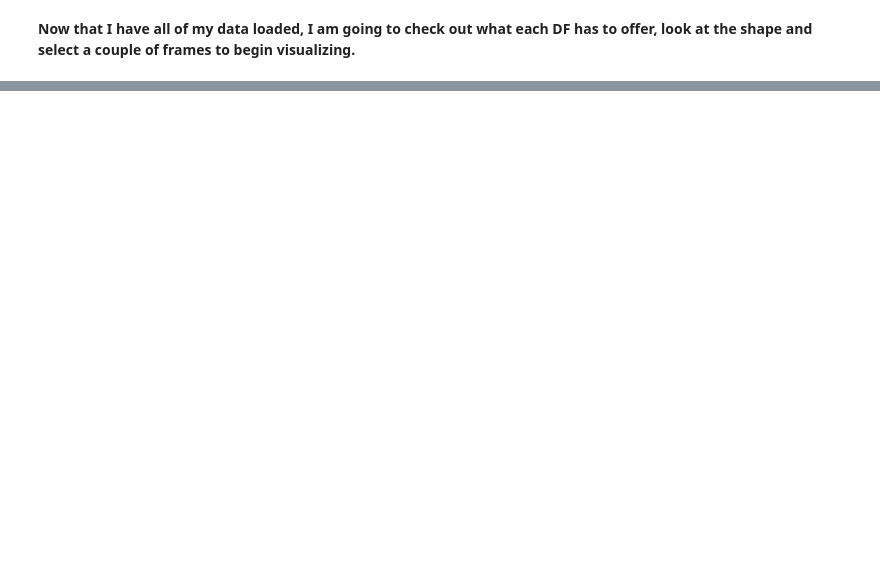
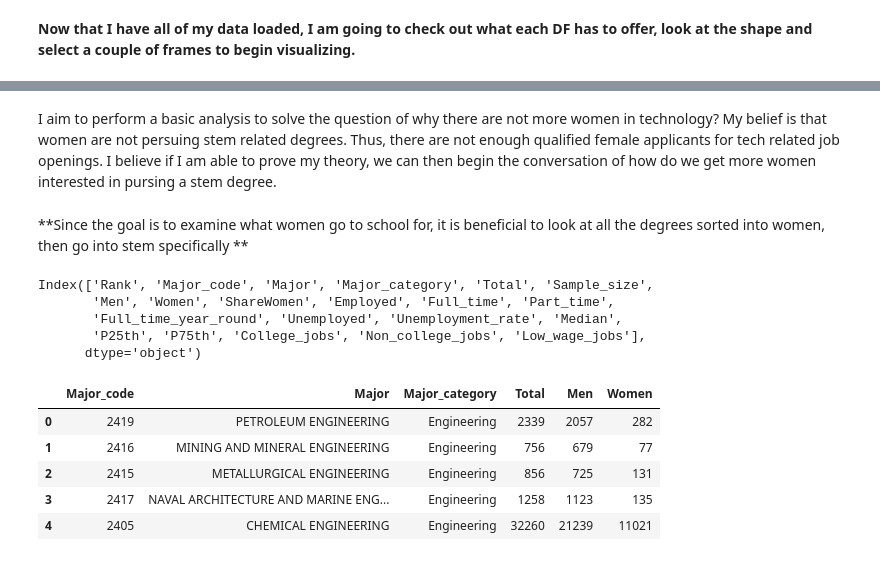
Before and after one commit to LambdaSchool/DS-Unit-1-Sprint-5-Data-Storytelling-Blog-Post, a Jupyter notebook: College_Majors_Theory.ipynb, the cells around one changed output, grey strips where cells are left out. Cells and saved outputs as stored; diff of their text form; code cells hidden in the pictures; blank space fills up the shorter version.

```diff
--- a/College_Majors_Theory.ipynb
+++ b/College_Majors_Theory.ipynb
@@ -58,0 +82,15 @@ Index(['Rank', 'Major_code', 'Major', 'Major_category', 'Total', 'Men',
+# %% [markdown]
+I aim to perform a basic analysis to solve the question of why there are not more women in technology? My belief is that women are not persuing stem related degrees. Thus, there are not enough qualified female applicants for tech related job openings. I believe if I am able to prove my theory, we can then begin the conversation of how do we get more women interested in pursing a stem degree.
+# %% [markdown]
+**Since the goal is to examine what women go to school for, it is beneficial to look at all the degrees sorted into women, then go into stem specifically **
+# %%
+# Will need to look at recent grads in order to achieve this
+recent_grads.columns
+
+# The columns that matter for this are major, major category, total and men, women
+# %% [output]
+Index(['Rank', 'Major_code', 'Major', 'Major_category', 'Total', 'Sample_size',
+       'Men', 'Women', 'ShareWomen', 'Employed', 'Full_time', 'Part_time',
+       'Full_time_year_round', 'Unemployed', 'Unemployment_rate', 'Median',
+       'P25th', 'P75th', 'College_jobs', 'Non_college_jobs', 'Low_wage_jobs'],
+      dtype='object')
@@ -58,0 +105,9 @@ Index(['Rank', 'Major_code', 'Major', 'Major_category', 'Total', 'Men',
+# %%
+what_majors.head()
+# %% [output]
+|  | Major_code | Major | Major_category | Total | Men | Women |
+| 0 | 2419 | PETROLEUM ENGINEERING | Engineering | 2339 | 2057 | 282 |
+| 1 | 2416 | MINING AND MINERAL ENGINEERING | Engineering | 756 | 679 | 77 |
+| 2 | 2415 | METALLURGICAL ENGINEERING | Engineering | 856 | 725 | 131 |
+| 3 | 2417 | NAVAL ARCHITECTURE AND MARINE ENG... | Engineering | 1258 | 1123 | 135 |
+| 4 | 2405 | CHEMICAL ENGINEERING | Engineering | 32260 | 21239 | 11021 |
```
Also changed, not shown: parts of 16 cells of this notebook.
